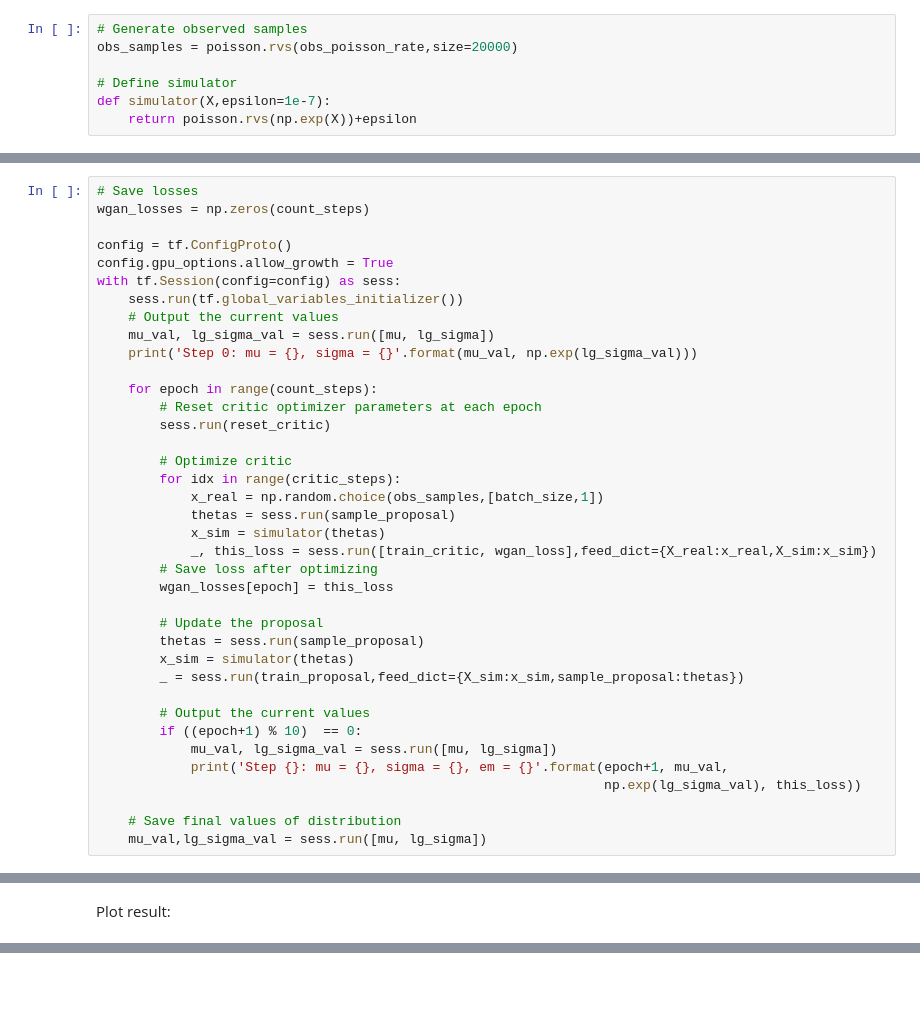
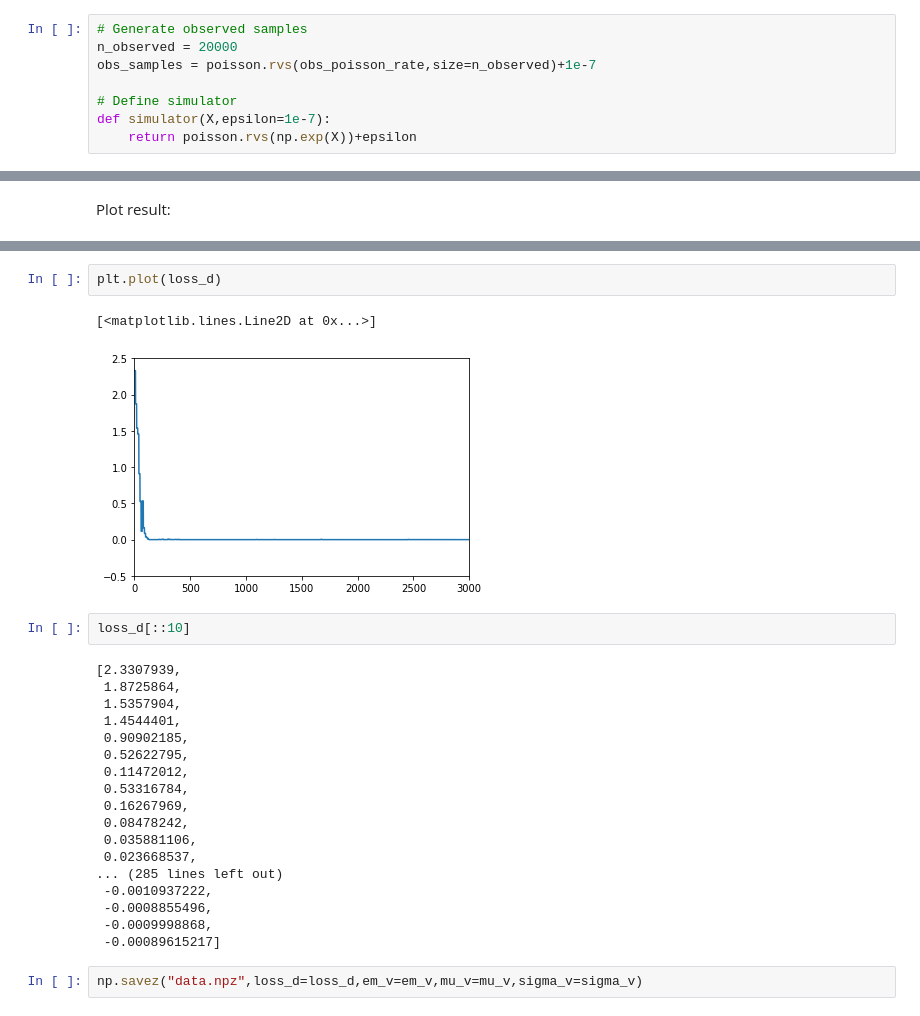
Before and after one commit to spinaotey/avo_tf, a Jupyter notebook: Example1.ipynb, the cells around one changed output, grey strips where cells are left out. Drawn from its saved outputs; the diff is of its cells as text; blank space fills up the shorter version.

```diff
--- a/Example1.ipynb
+++ b/Example1.ipynb
@@ -36,7 +36,8 @@ def glorot_uniform(fan_in, fan_out, scale=0.1):
 Generate observed samples and define simulator.
 # %%
 # Generate observed samples
-obs_samples = poisson.rvs(obs_poisson_rate,size=20000)
+n_observed = 20000
+obs_samples = poisson.rvs(obs_poisson_rate,size=n_observed)+1e-7
 
 # Define simulator
 def simulator(X,epsilon=1e-7):
@@ -126,40 +137,2 @@ reset_critic = [reset_b1,reset_b2,reset_vel_mom]
 # %% [markdown]
 Run AVO model to find the parameter distribution.
-# %%
-# Save losses
-wgan_losses = np.zeros(count_steps)
-
-config = tf.ConfigProto()
-config.gpu_options.allow_growth = True
-with tf.Session(config=config) as sess:
-    sess.run(tf.global_variables_initializer())
-    # Output the current values
-    mu_val, lg_sigma_val = sess.run([mu, lg_sigma])
-    print('Step 0: mu = {}, sigma = {}'.format(mu_val, np.exp(lg_sigma_val)))
-
-    for epoch in range(count_steps):
-        # Reset critic optimizer parameters at each epoch
-        sess.run(reset_critic)
-
-        # Optimize critic
-        for idx in range(critic_steps):
-            x_real = np.random.choice(obs_samples,[batch_size,1])
-            thetas = sess.run(sample_proposal)
-            x_sim = simulator(thetas)
-            _, this_loss = sess.run([train_critic, wgan_loss],feed_dict={X_real:x_real,X_sim:x_sim})
-        # Save loss after optimizing
-        wgan_losses[epoch] = this_loss
-
-        # Update the proposal
-        thetas = sess.run(sample_proposal)
-        x_sim = simulator(thetas)
-        _ = sess.run(train_proposal,feed_dict={X_sim:x_sim,sample_proposal:thetas})
-
-        # Output the current values
-        if ((epoch+1) % 10)  == 0:
-            mu_val, lg_sigma_val = sess.run([mu, lg_sigma])
-            print('Step {}: mu = {}, sigma = {}, em = {}'.format(epoch+1, mu_val,
-                                                                 np.exp(lg_sigma_val), this_loss))
-
-    # Save final values of distribution
-    mu_val,lg_sigma_val = sess.run([mu, lg_sigma])
@@ -195,0 +236,27 @@ plt.legend()
+# %%
+plt.plot(loss_d)
+# %% [output]
+[<matplotlib.lines.Line2D at 0x...>]
+[figure, added]
+# %%
+loss_d[::10]
+# %% [output]
+[2.3307939,
+ 1.8725864,
+ 1.5357904,
+ 1.4544401,
+ 0.90902185,
+ 0.52622795,
+ 0.11472012,
+ 0.53316784,
+ 0.16267969,
+ 0.08478242,
+ 0.035881106,
+ 0.023668537,
+... (285 lines left out)
+ -0.0010937222,
+ -0.0008855496,
+ -0.0009998868,
+ -0.00089615217]
+# %%
+np.savez("data.npz",loss_d=loss_d,em_v=em_v,mu_v=mu_v,sigma_v=sigma_v)
```
Also changed, not shown: parts of 5 cells of this notebook.
